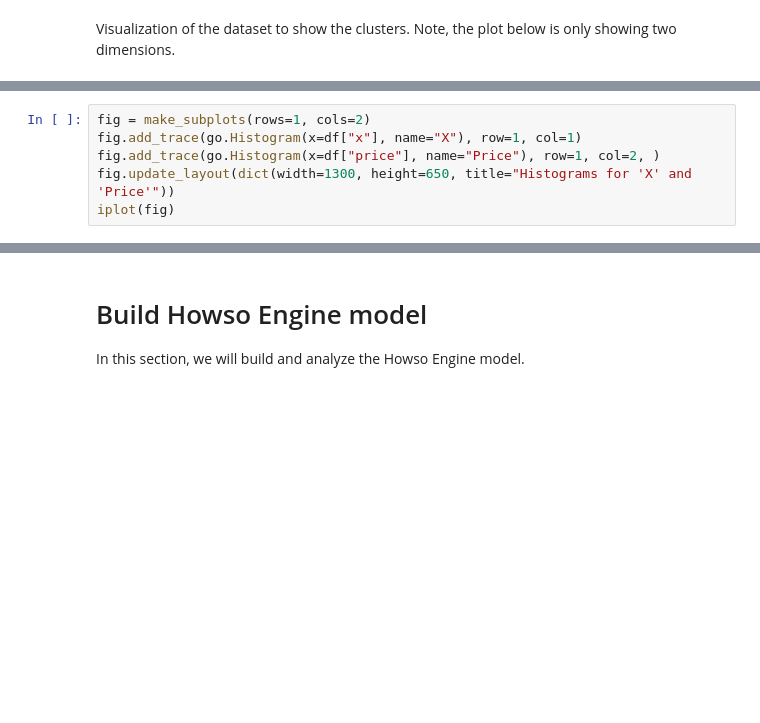
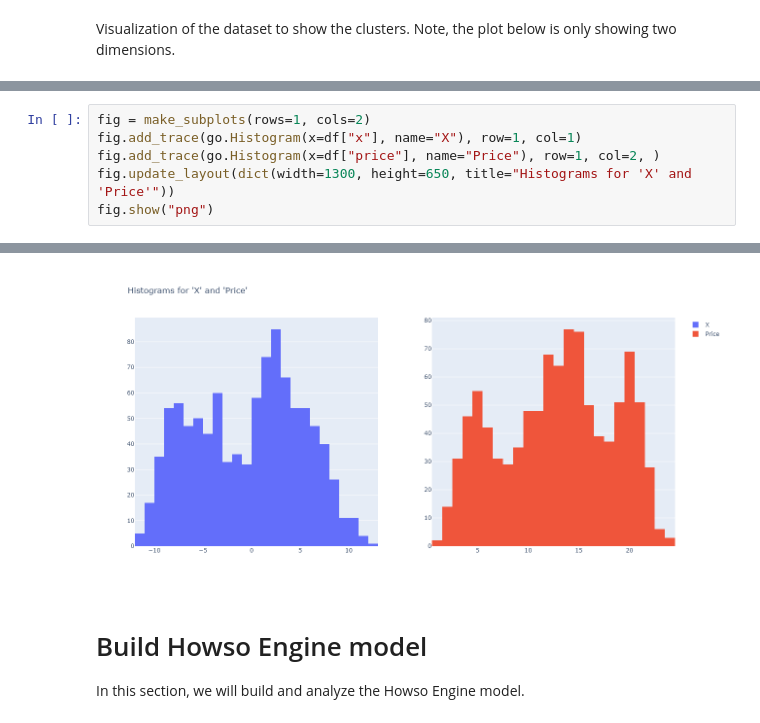
Before and after one commit to howsoai/howso-engine-recipes, a Jupyter notebook: engine_fuzzy_matching.ipynb, the cells around one changed output, grey strips where cells are left out. Drawn from its saved outputs; the diff is of its cells as text; blank space fills up the shorter version.

```diff
--- a/engine_fuzzy_matching.ipynb
+++ b/engine_fuzzy_matching.ipynb
@@ -75,5 +72,5 @@ fig = make_subplots(rows=1, cols=2)
 fig.add_trace(go.Histogram(x=df["x"], name="X"), row=1, col=1)
 fig.add_trace(go.Histogram(x=df["price"], name="Price"), row=1, col=2, )
 fig.update_layout(dict(width=1300, height=650, title="Histograms for 'X' and 'Price'"))
-iplot(fig)
+fig.show("png")
 # %% [output]
@@ -81,3 +77,4 @@ iplot(fig)
+[figure, added]
 # %% [markdown]
 # Build Howso Engine model
 
```
Also changed, not shown: parts of 12 cells of this notebook, 1 other file.
